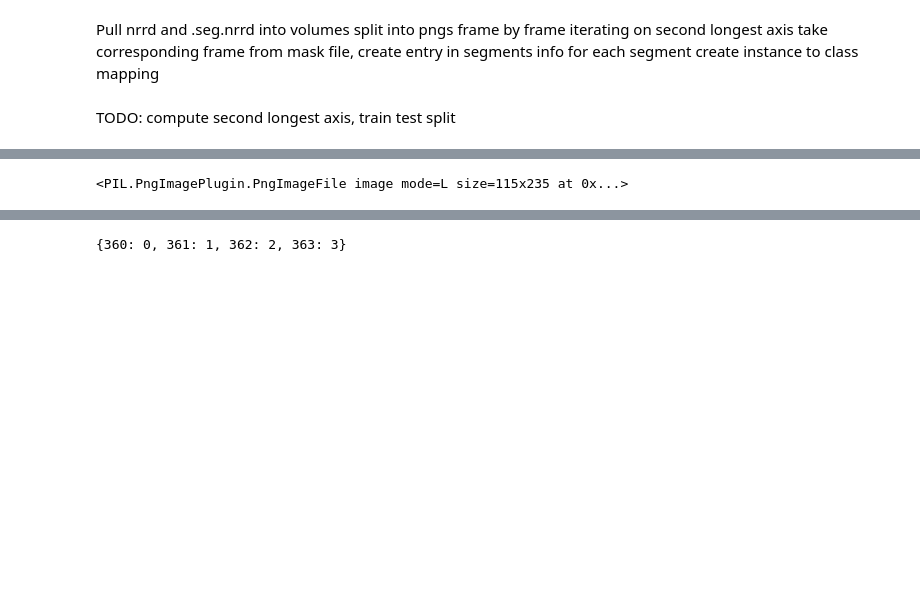
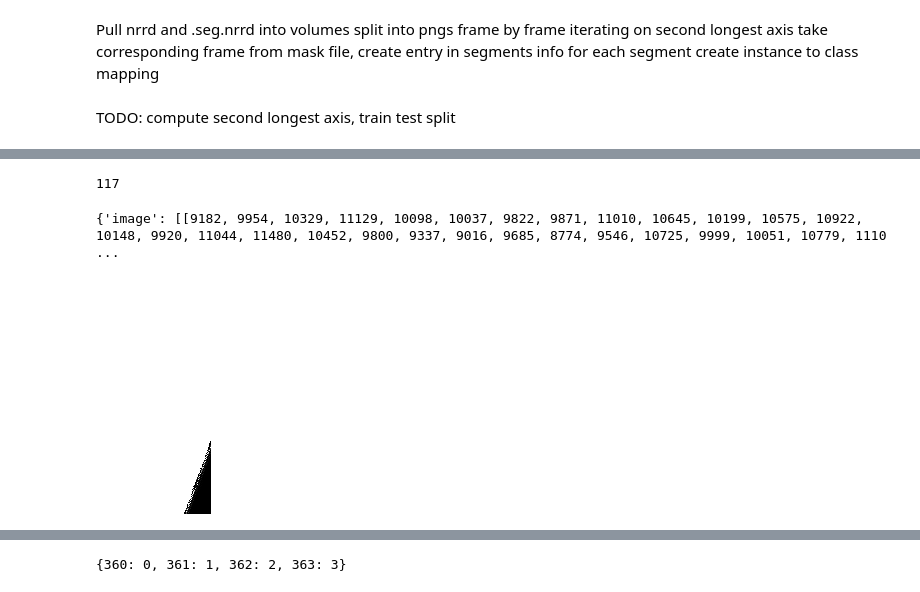
Before and after one commit to Human-Augment-Analytics/Lizard-Auto-Segmentation, a Jupyter notebook: DataPreprocess.ipynb, the cells around one changed output, grey strips where cells are left out. Saved outputs shown, nothing was run; the diff lists cells and outputs as text; code cells hidden in the pictures; blank space fills up the shorter version.

```diff
--- a/DataPreprocess.ipynb
+++ b/DataPreprocess.ipynb
@@ -30,14 +30,19 @@ for volpath in vols:
     maskpath = MASK_VOLS_DIR + "/" + filename + "_with UJ.seg.nrrd"
     mask = iio.v3.imread(maskpath)
     vol = iio.v3.imread(volpath)
-    #FIND SECOND LONGEST AXIS
+    print(vol.shape)
+    axis_rank = np.array(vol.shape).argsort()
+    desc = axis_rank[::-1]
+    vol = np.transpose(vol, desc)
+    mask = np.transpose(mask, desc)
+    print(vol.shape)
     for i in range(vol.shape[1]):
         segments_info = []
         imframe = vol[:, i, :]
         maskframe = mask[:, i, :].astype(np.int64)
         seglist = np.unique(maskframe)
         for j in seglist:
-            msk = iio.v3.imread(maskpath)[:, i, :]
+            msk = np.transpose(iio.v3.imread(maskpath), desc)[:, i, :]
             t = [msk == j]
             msk[msk != j] = 0
             msk[tuple(t)] = 255
@@ -55,7 +60,6 @@ for volpath in vols:
             segments_info.append({'area': area, 'bbox': [bR[0], bR[1], bR[2], bR[3]], 'category_id': catid, 'id': segno})
             segno = segno + 1
         imlist.append(Image.fromarray(imframe))
-        print(np.unique(maskframe))
         masklist.append(maskframe)
         seglist2.append(segments_info)
 # %% [output]
@@ -95,3 +81,20 @@ datadict = {"image": imlist, "label": masklist, "segments_info": seglist2}
+# %%
+templist = []
+for i in range(len(imlist)):
+    templist.append({'image': np.array(imlist[i]), 'label': masklist[i], 'segments_info': seglist2[i]})
+# %%
+datadict = {
+    "Train":
+        templist[:int(np.floor(len(imlist)* 0.75))]
+}
+testdict = {
+    "Test":
+        templist[int(np.floor(len(imlist)* 0.75)):]
+}
+# %%
+print(len(testdict['Test']))
+# %% [output]
+117
 # %%
 import datasets
 
@@ -99,4 +106,4 @@ ds = datasets.Dataset.from_dict(datadict)
 # %%
-print(ds[100]['label'])
+print(ds['Train'][0])
 # %% [output]
-<PIL.PngImagePlugin.PngImageFile image mode=L size=115x235 at 0x...>
+{'image': [[9182, 9954, 10329, 11129, 10098, 10037, 9822, 9871, 11010, 10645, 10199, 10575, 10922, 10148, 9920, 11044, 11480, 10452, 9800, 9337, 9016, 9685, 8774, 9546, 10725, 9999, 10051, 10779, 1110 ...
@@ -104,0 +110,5 @@ ds.save_to_disk("OneScanDataset.hf")
+# %%
+import io
+Image.open(io.BytesIO(ds['Train'][0]['image']['bytes']))
+# %% [output]
+[figure, added]
```
Also changed, not shown: parts of 11 cells of this notebook, 12 other files.
